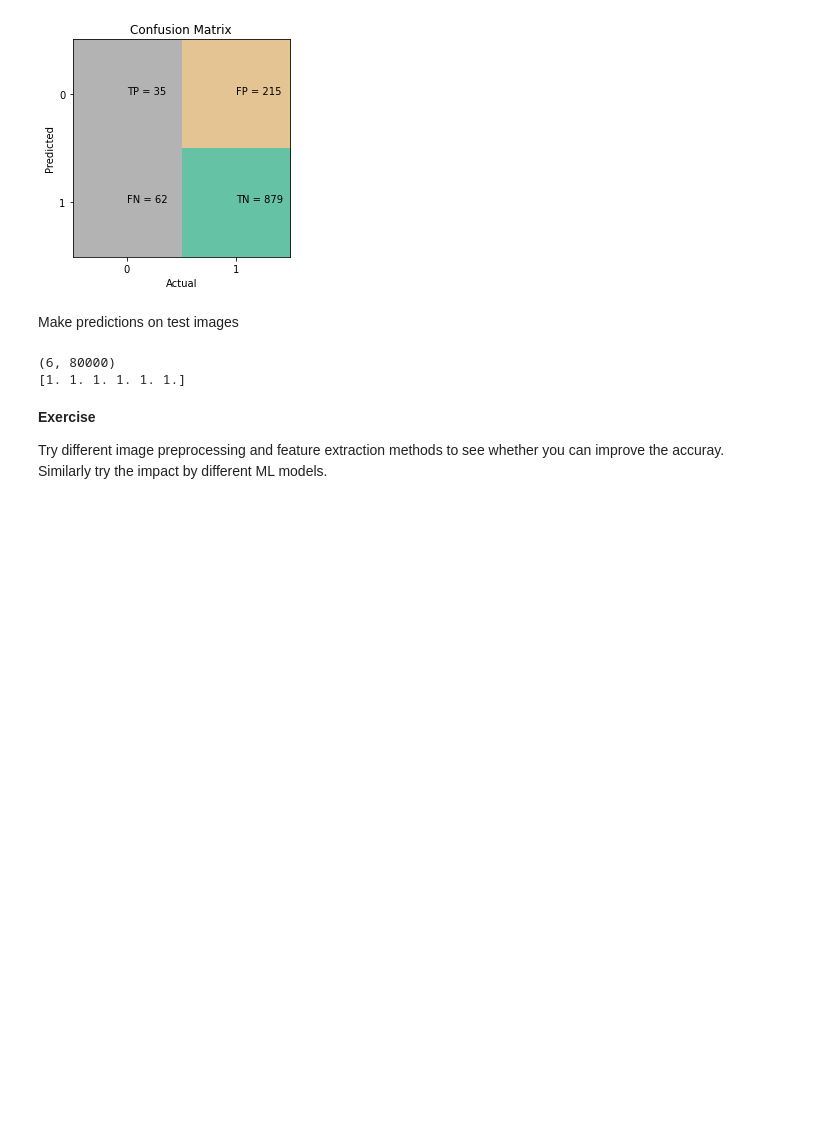
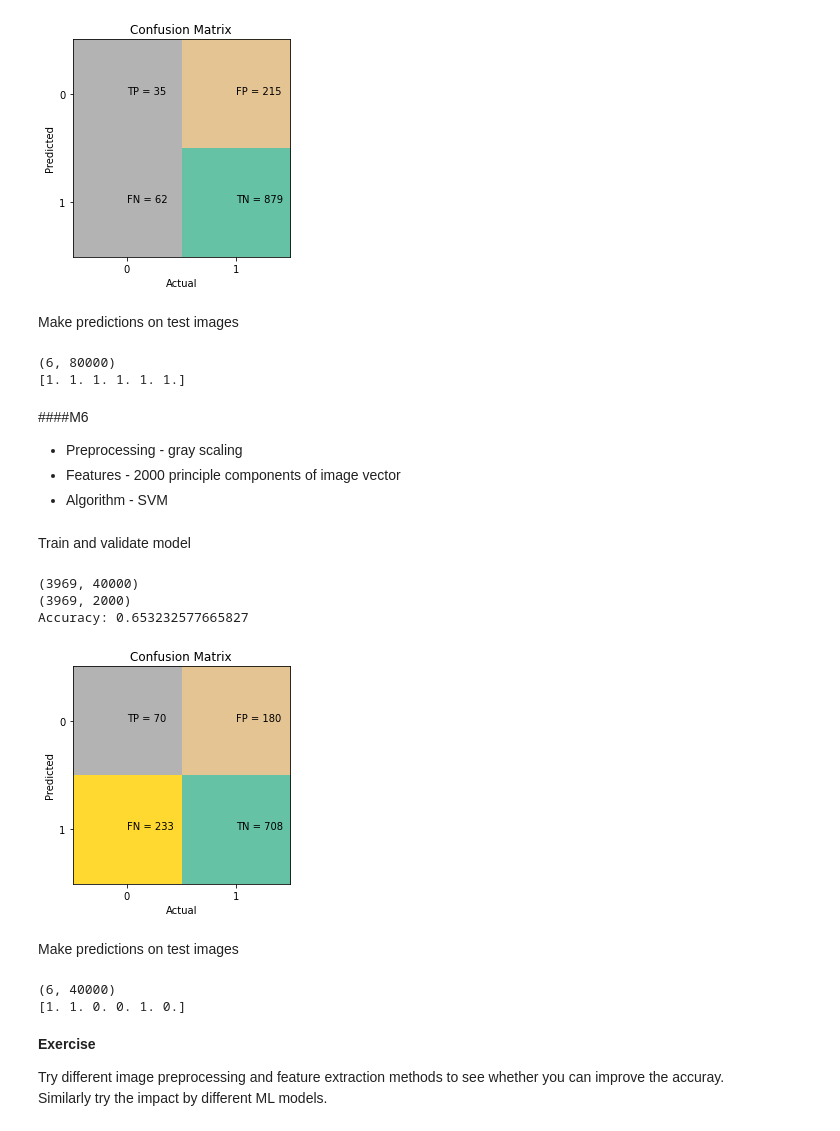
Before and after one commit to HHansi/Applied-AI-Course, a Jupyter notebook: Image Processing/Image_Classification.ipynb, the cells around one changed output. Cells and saved outputs as stored; diff of their text form; code cells hidden in the pictures; blank space fills up the shorter version.

```diff
--- a/Image Processing/Image_Classification.ipynb
+++ b/Image Processing/Image_Classification.ipynb
@@ -466,6 +468,66 @@ print(predictions)
 # %% [output]
 (6, 80000)
 [1. 1. 1. 1. 1. 1.]
+# %% [markdown]
+####M6
+- Preprocessing - gray scaling<br>
+- Features - 2000 principle components of image vector<br>
+- Algorithm - SVM <br>
+# %%
+# method to get image features
+def get_features_m6(images):
+  features_list = []
+  for img in images:
+    # image preprocessing
+    img_grayscaled = cv2.cvtColor(img, cv2.COLOR_BGR2GRAY)
+
+    # feature extraction
+    features = img_grayscaled.flatten()
+
+    features_list.append(features)
+
+  features_list = np.array(features_list)
+
+  return features_list
+# %% [markdown]
+Train and validate model
+# %%
+# feature extraction
+features_train = get_features_m6(train_images)
+print(features_train.shape)
+
+# Principal component extraction
+pca = PCA(n_components=2000)
+pca.fit(features_train)
+features_train_updated = pca.transform(features_train)
+print(features_train_updated.shape)
+
+# data split for train and validation
+X_train, X_val, y_train, y_val = train_test_split(features_train_updated, df_train['genus'], test_size=0.3, random_state=100)
+
+# train and validation
+model = get_svm_predictions(X_train, X_val, y_train, y_val)
+# %% [output]
+(3969, 40000)
+(3969, 2000)
+Accuracy: 0.653232577665827
+[figure, added]
+# %% [markdown]
+Make predictions on test images
+# %%
+# feature extraction - test data
+features_test = get_features_m6(test_images)
+print(features_test.shape)
+
+# Principal component extraction - test data
+features_test_updated = pca.transform(features_test)
+
+# get model predictions
+predictions = model.predict(features_test_updated)
+print(predictions)
+# %% [output]
+(6, 40000)
+[1. 1. 0. 0. 1. 0.]
 # %% [markdown]
 **Exercise**
 
```
Also changed, not shown: parts of 1 cell of this notebook.
